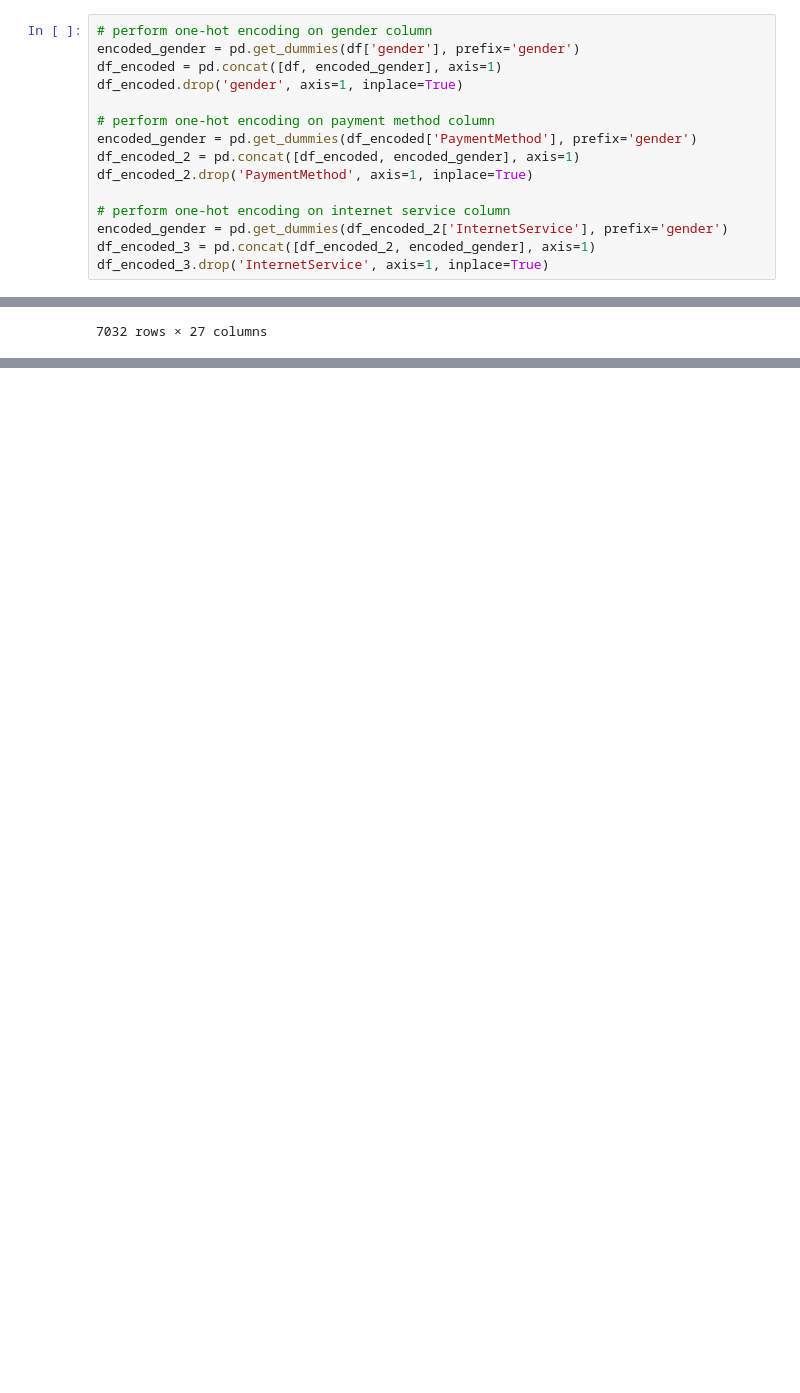
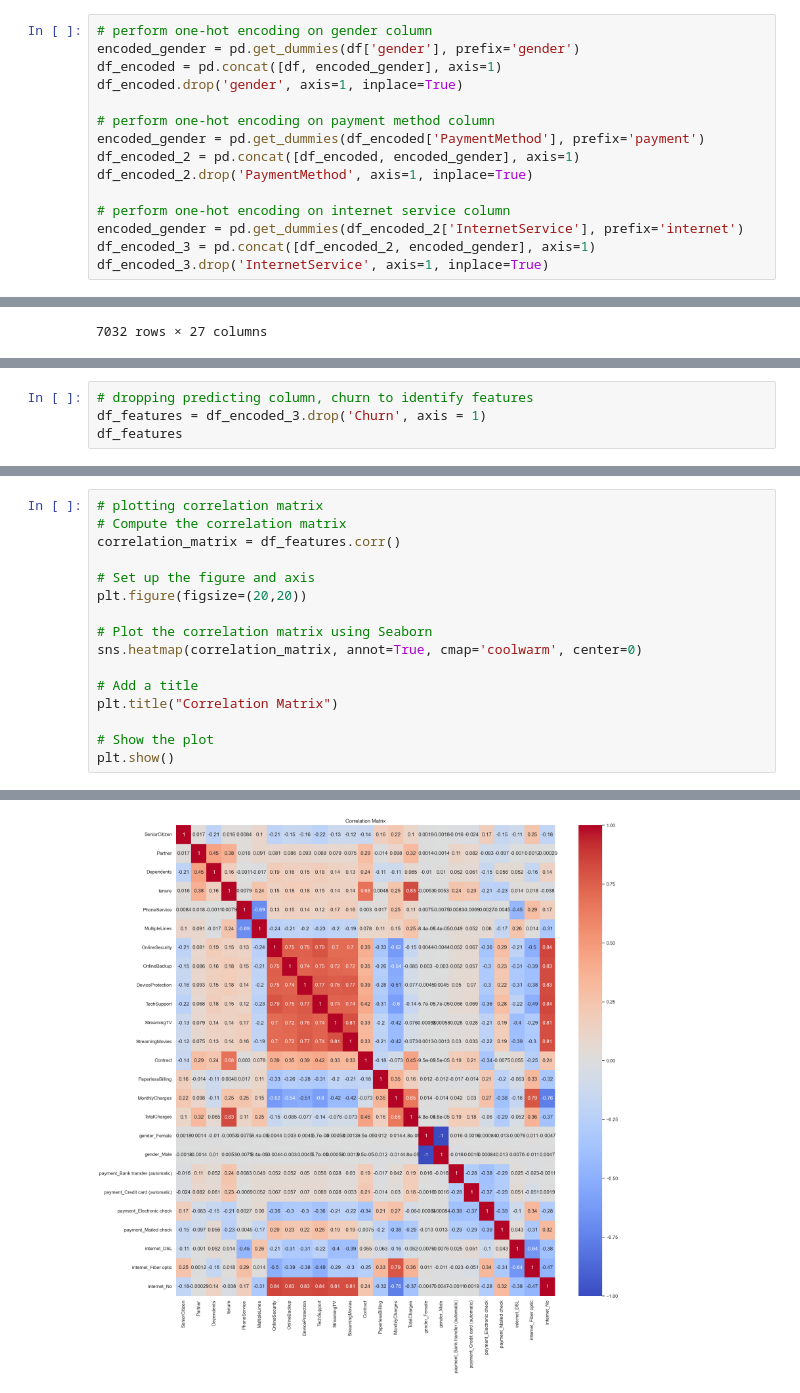
Before and after one commit to thisissteff/customer_churn_prediction, a Jupyter notebook: customer_churn.ipynb, the cells around one changed output, grey strips where cells are left out. Drawn from its saved outputs; the diff is of its cells as text; blank space fills up the shorter version.

```diff
--- a/customer_churn.ipynb
+++ b/customer_churn.ipynb
@@ -436,11 +448,11 @@ df_encoded = pd.concat([df, encoded_gender], axis=1)
 df_encoded.drop('gender', axis=1, inplace=True)
 
 # perform one-hot encoding on payment method column
-encoded_gender = pd.get_dummies(df_encoded['PaymentMethod'], prefix='gender')
+encoded_gender = pd.get_dummies(df_encoded['PaymentMethod'], prefix='payment')
 df_encoded_2 = pd.concat([df_encoded, encoded_gender], axis=1)
 df_encoded_2.drop('PaymentMethod', axis=1, inplace=True)
 
 # perform one-hot encoding on internet service column
-encoded_gender = pd.get_dummies(df_encoded_2['InternetService'], prefix='gender')
+encoded_gender = pd.get_dummies(df_encoded_2['InternetService'], prefix='internet')
 df_encoded_3 = pd.concat([df_encoded_2, encoded_gender], axis=1)
 df_encoded_3.drop('InternetService', axis=1, inplace=True)
@@ -507,0 +506,4 @@ df_encoded_3
+# %%
+# dropping predicting column, churn to identify features
+df_features = df_encoded_3.drop('Churn', axis = 1)
+df_features
@@ -507,0 +524,17 @@ df_encoded_3
+# %%
+# plotting correlation matrix
+# Compute the correlation matrix
+correlation_matrix = df_features.corr()
+
+# Set up the figure and axis
+plt.figure(figsize=(20,20))
+
+# Plot the correlation matrix using Seaborn
+sns.heatmap(correlation_matrix, annot=True, cmap='coolwarm', center=0)
+
+# Add a title
+plt.title("Correlation Matrix")
+
+# Show the plot
+plt.show()
+# %% [output]
@@ -507,0 +542 @@ df_encoded_3
+[figure, added]
```
Also changed, not shown: parts of 23 cells of this notebook.
